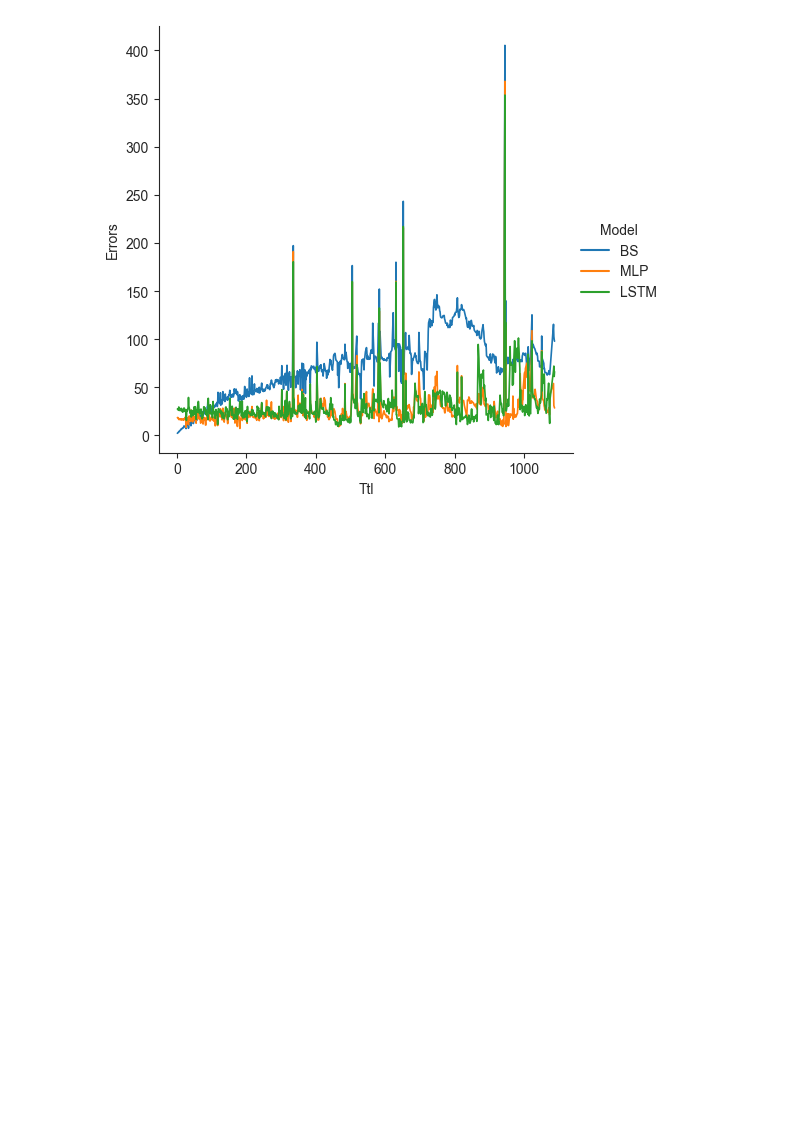
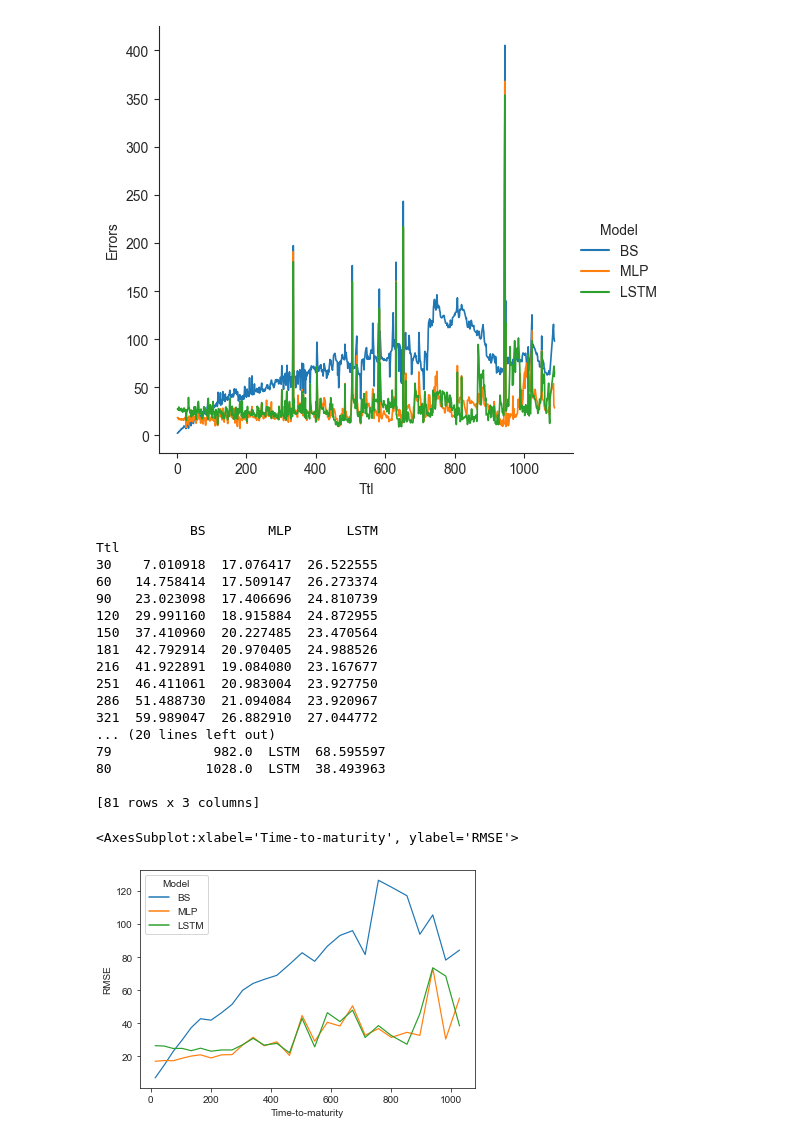
Before and after one commit to jacobvinje/LSTM-for-option-pricing, a Jupyter notebook: Benchmarking/full_compare.ipynb, the cells around one changed output. Saved outputs shown, nothing was run; the diff lists cells and outputs as text; code cells hidden in the pictures; blank space fills up the shorter version.

Commit message:
Update graph code

```diff
--- a/Benchmarking/full_compare.ipynb
+++ b/Benchmarking/full_compare.ipynb
@@ -41,4 +43,6 @@ df_options_MLP = df_options.rename(columns={"MLP Prediction":"MLP"})
 # %%
 df_options = pd.concat([df_options_LSTM, df_options_MLP["MLP"]], axis = 1)
+# %%
+df_options = read_file("all_predictions.csv")
 # %%
 df_options_backup = df_options
@@ -300,3 +313,77 @@ sns.relplot(x="Ttl", y="Errors", hue="Model", kind="line", linewidth = 1.2, data
 [1845482 rows x 14 columns]
 <seaborn.axisgrid.FacetGrid at 0x...>
 [figure]
+# %%
+import seaborn as sns
+import math
+
+group = 30
+models = ["BS", "MLP", "LSTM"]
+
+df_options_agr = df_options
+
+rmse_bs = df_options_agr.groupby(df_options_agr.Ttl).apply(lambda x : list(x.BS))
+rmse_bs = pd.DataFrame(rmse_bs)
+rmse_bs.columns = ["BS"]
+rmse_bs_m = df_options_agr.groupby(df_options_agr.Ttl).apply(lambda x : list(x.MLP))
+rmse_bs["MLP"] = rmse_bs_m
+rmse_bs_l = df_options_agr.groupby(df_options_agr.Ttl).apply(lambda x : list(x.LSTM))
+rmse_bs["LSTM"] = rmse_bs_l
+rmse_bs_p = df_options_agr.groupby(df_options_agr.Ttl).apply(lambda x : list(x.Price))
+rmse_bs["Price"] = rmse_bs_p
+
+for i in range(group):
+    rmse_bs[f"Price-{i}"] = rmse_bs["Price"].shift(i)
+    for model in models:
+        rmse_bs[f"{model}-{i}"] = rmse_bs[model].shift(i)
+
+rmse_bs = rmse_bs.dropna()
+rmse_bs = rmse_bs.iloc[::group]
+
+rmse_bs["Price_combined"] = rmse_bs[[f"Price-{i}" for i in range(group)]].values.tolist()
+rmse_bs["Price_combined"] = rmse_bs["Price_combined"].apply(lambda x: [item for sublist in x for item in sublist])
+for model in models:
+    rmse_bs[f"{model}_combined"] = rmse_bs[[f"{model}-{i}" for i in range(group)]].values.tolist()
+    rmse_bs[f"{model}_combined"] = rmse_bs[f"{model}_combined"].apply(lambda x: [item for sublist in x for item in sublist])
+
+for model in models:
+    rmse_bs[f"{model}"] = rmse_bs[[f"{model}_combined", "Price_combined"]].values.tolist()
+    rmse_bs[f"{model}"] = rmse_bs[f"{model}"].apply(lambda x : sqrt(tf.keras.metrics.mean_squared_error(x[0], x[1])))
+
+rmse_bs = rmse_bs[models]
+
+print(rmse_bs.head(20))
+
+rmse = pd.DataFrame(rmse_bs)
+
+rmse.reset_index(inplace=True)
+rmse_m = rmse.melt("Ttl", var_name='Model', value_name='RMSE')
+rmse_m["Ttl"] -= group/2
+
+rmse_m = rmse_m.rename(columns={"Ttl" : "Time-to-maturity"})
+
+print(rmse_m)
+
+#Plot
+sns.set_style("ticks")
+sns.lineplot(x="Time-to-maturity", y="RMSE", hue="Model", linewidth = 1.2, data=rmse_m)
+# %% [output]
+            BS        MLP       LSTM
+Ttl
+30    7.010918  17.076417  26.522555
+60   14.758414  17.509147  26.273374
+90   23.023098  17.406696  24.810739
+120  29.991160  18.915884  24.872955
+150  37.410960  20.227485  23.470564
+181  42.792914  20.970405  24.988526
+216  41.922891  19.084080  23.167677
+251  46.411061  20.983004  23.927750
+286  51.488730  21.094084  23.920967
+321  59.989047  26.882910  27.044772
+... (20 lines left out)
+79             982.0  LSTM  68.595597
+80            1028.0  LSTM  38.493963
+
+[81 rows x 3 columns]
+<AxesSubplot:xlabel='Time-to-maturity', ylabel='RMSE'>
+[figure, added]
```
Also changed, not shown: parts of 10 cells of this notebook.
